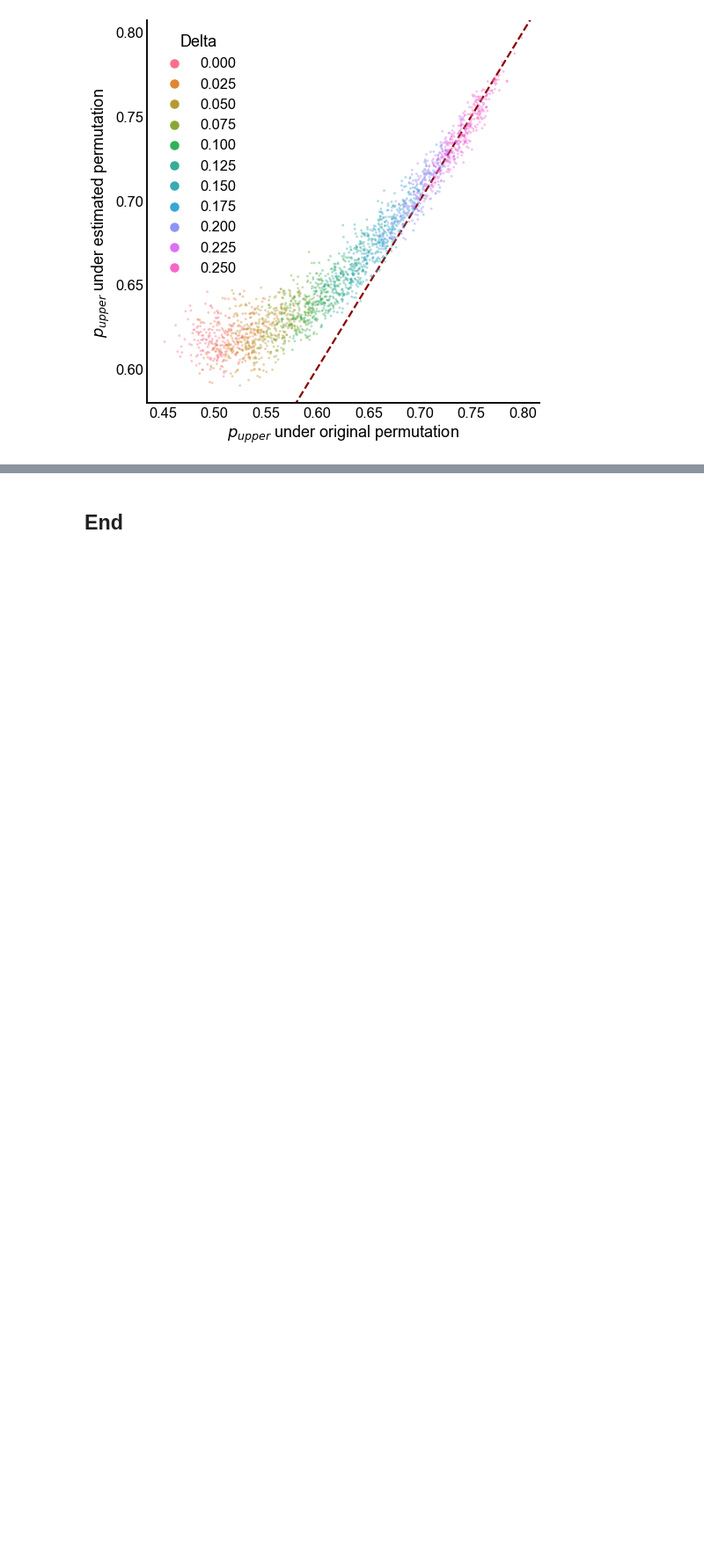
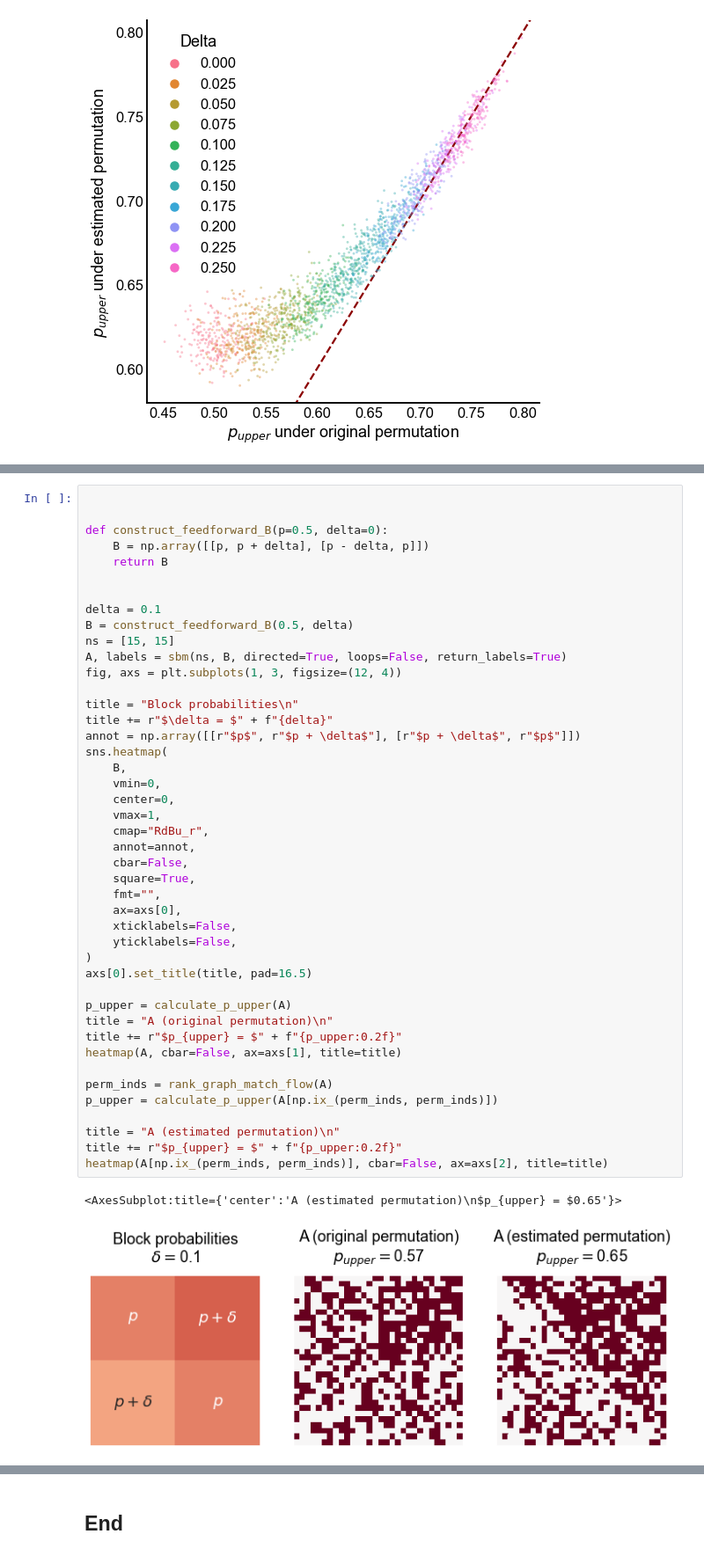
Before and after one commit to neurodata/maggot_connectome, a Jupyter notebook: docs/feedforwardness_sims.ipynb, the cells around one changed output, grey strips where cells are left out. Shown at 88% size. Drawn from its saved outputs; the diff is of its cells as text; blank space fills up the shorter version.

```diff
--- a/docs/feedforwardness_sims.ipynb
+++ b/docs/feedforwardness_sims.ipynb
@@ -302,0 +350,47 @@ ax.set(
+# %%
+
+
+def construct_feedforward_B(p=0.5, delta=0):
+    B = np.array([[p, p + delta], [p - delta, p]])
+    return B
+
+
+delta = 0.1
+B = construct_feedforward_B(0.5, delta)
+ns = [15, 15]
+A, labels = sbm(ns, B, directed=True, loops=False, return_labels=True)
+fig, axs = plt.subplots(1, 3, figsize=(12, 4))
+
+title = "Block probabilities\n"
+title += r"$\delta = $" + f"{delta}"
+annot = np.array([[r"$p$", r"$p + \delta$"], [r"$p + \delta$", r"$p$"]])
+sns.heatmap(
+    B,
+    vmin=0,
+    center=0,
+    vmax=1,
+    cmap="RdBu_r",
+    annot=annot,
+    cbar=False,
+    square=True,
+    fmt="",
+    ax=axs[0],
+    xticklabels=False,
+    yticklabels=False,
+)
+axs[0].set_title(title, pad=16.5)
+
+p_upper = calculate_p_upper(A)
+title = "A (original permutation)\n"
+title += r"$p_{upper} = $" + f"{p_upper:0.2f}"
+heatmap(A, cbar=False, ax=axs[1], title=title)
+
+perm_inds = rank_graph_match_flow(A)
+p_upper = calculate_p_upper(A[np.ix_(perm_inds, perm_inds)])
+
+title = "A (estimated permutation)\n"
+title += r"$p_{upper} = $" + f"{p_upper:0.2f}"
+heatmap(A[np.ix_(perm_inds, perm_inds)], cbar=False, ax=axs[2], title=title)
+# %% [output]
+<AxesSubplot:title={'center':'A (estimated permutation)\n$p_{upper} = $0.65'}>
+[figure, added]
```
Also changed, not shown: parts of 32 cells of this notebook, 1 other file.
